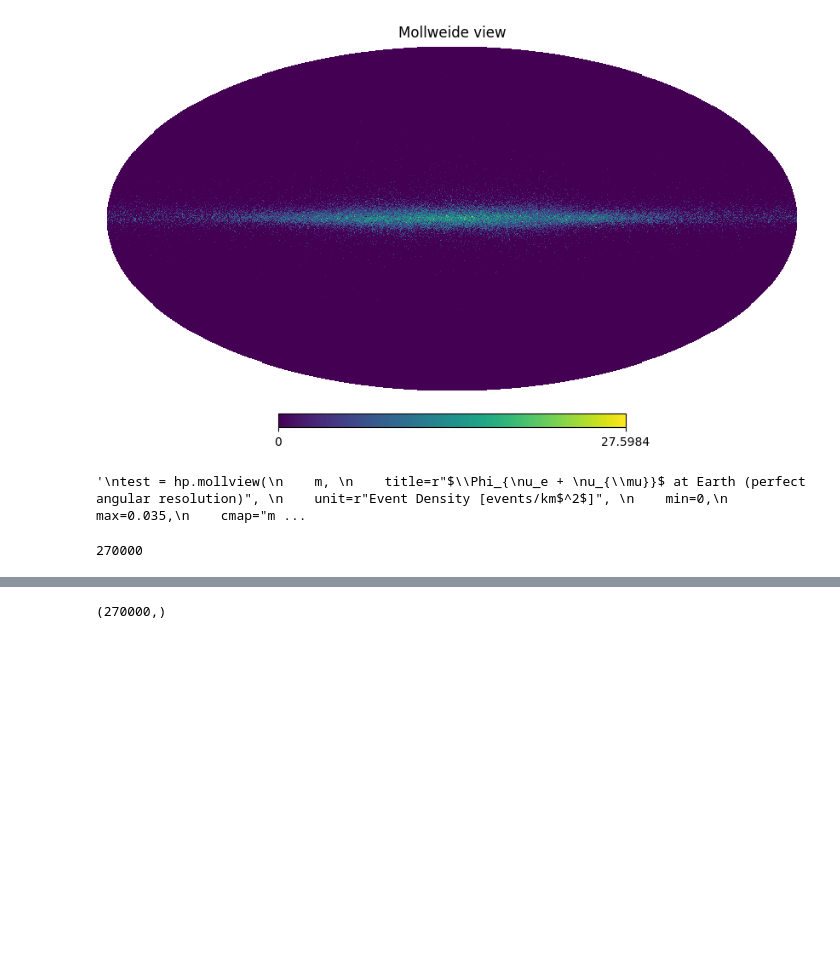
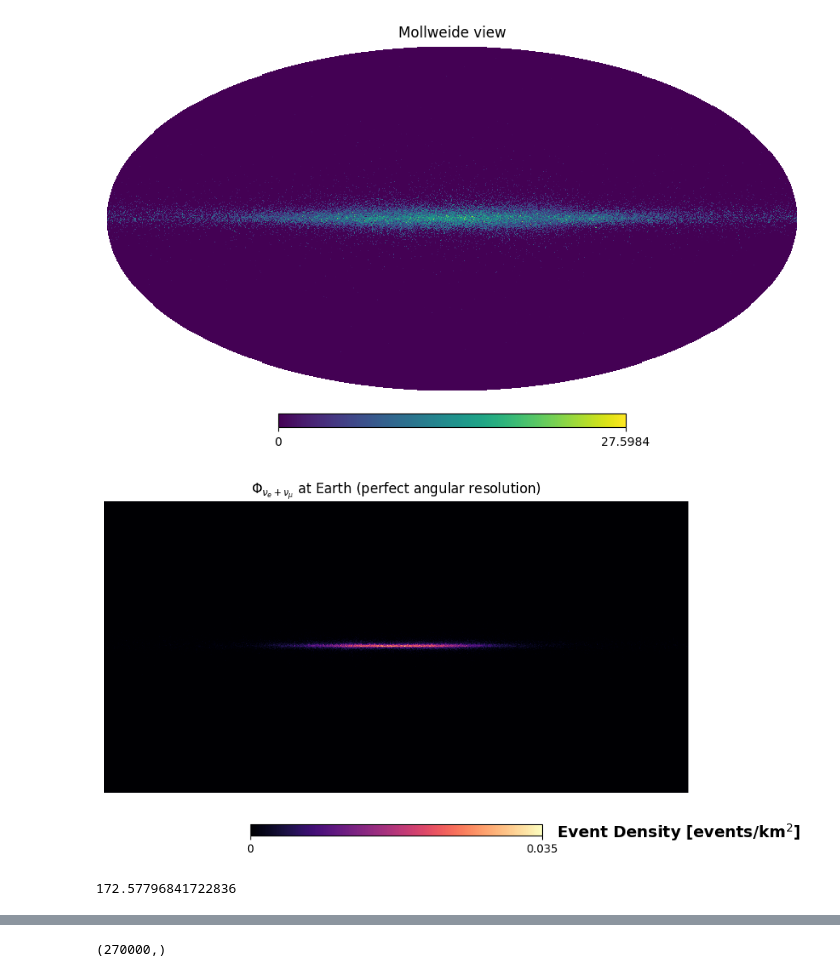
Before and after one commit to mymacd2/pseudo-Dirac-summer-research, a Jupyter notebook: GC_calcs/test_notebooks/healpy_tests.ipynb, the cells around one changed output, grey strips where cells are left out. Drawn from its saved outputs; the diff is of its cells as text; code cells hidden in the pictures; blank space fills up the shorter version.

```diff
--- a/GC_calcs/test_notebooks/healpy_tests.ipynb
+++ b/GC_calcs/test_notebooks/healpy_tests.ipynb
@@ -6,7 +6,7 @@ from matplotlib.animation import FuncAnimation
 # %%
 # Getting the neutrino model for healpy playing around
 
-model_1 = np.loadtxt("nu_models/second_GC_model.txt", comments="#", unpack=False)
+model_1 = np.loadtxt("/Users/millermacdonald/Desktop/Research_shit/Summer_2023_Research/GC_calcs/nu_models/second_GC_model.txt", comments="#", unpack=False)
 num_nu = int(model_1.size/30)
 
 X, Y, Z = model_1[:, 23], model_1[:, 24], model_1[:, 25]
@@ -52,37 +52,38 @@ hp.mollview(m)
 # %%
 # Flattening over LOS (still playing)
 
 angpos = np.column_stack((thetas, phis))
 num_thbins, num_phibins = 1000, 1000
 G, edges = np.histogramdd(angpos, bins=(num_thbins, num_phibins), range=[(0, np.pi), (-np.pi, np.pi)])
 
 nside = 150
 theta, phi = np.meshgrid(edges[0][:-1], edges[1][:-1])
 pixel_indices = hp.ang2pix(nside, theta.flatten(), phi.flatten())
 
 g = []
 for i, thval in enumerate(edges[0][:-1]):
     for j, phval in enumerate(edges[1][:-1]):
         g.append(G[j][i]/2517.065208171928) # area of the angular bin on Earth
 
 m = np.zeros(hp.nside2npix(nside))
 m[pixel_indices] = g
 
-"""
-test = hp.mollview(
+test = hp.cartview(
     m,
     title=r"$\Phi_{\nu_e + \nu_{\mu}}$ at Earth (perfect angular resolution)",
     unit=r"Event Density [events/km$^2$]",
     min=0,
     max=0.035,
     cmap="magma",
+    xsize=2000,
     return_projected_map=True
 )
-plt.savefig("test.png")
-"""
+# plt.savefig("test.png")
 # %% [output]
-'\ntest = hp.mollview(\n    m, \n    title=r"$\\Phi_{\nu_e + \nu_{\\mu}}$ at Earth (perfect angular resolution)", \n    unit=r"Event Density [events/km$^2$]", \n    min=0,\n    max=0.035,\n    cmap="m ...
+[figure, added]
-# %%
-hp.nside2npix(nside)
-# %% [output]
-270000
+# %%
+arr = np.array(test)
+
+sum(sum(arr))
+# %% [output]
+172.57796841722836
```
Also changed, not shown: parts of 8 cells of this notebook, 11 other files.
